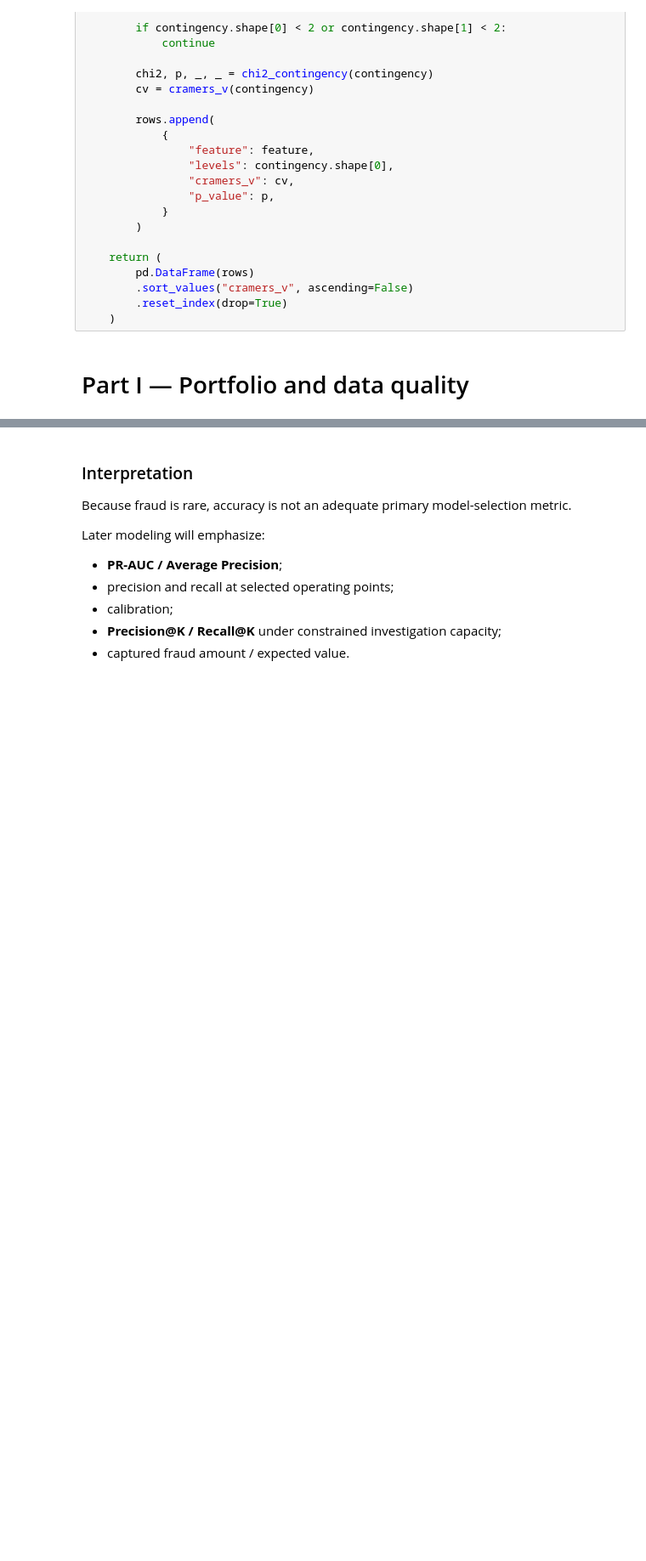
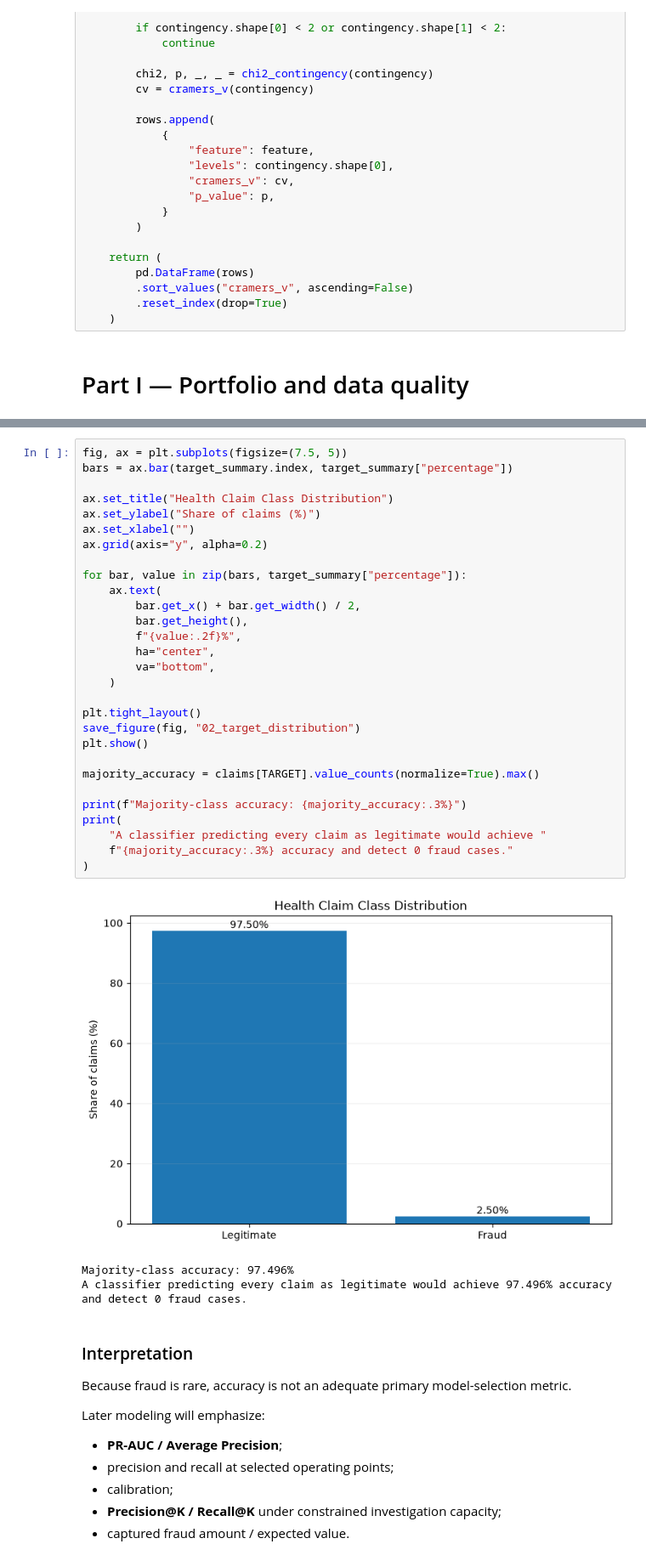
Before and after one commit to Simo-Mesbahi/Fraud-risk-model, a Jupyter notebook: notebooks/02_exploratory_data_analysis.ipynb, the cells around one changed output, grey strips where cells are left out. Shown at 85% size. Cells and saved outputs as stored; diff of their text form; blank space fills up the shorter version.

```diff
--- a/notebooks/02_exploratory_data_analysis.ipynb
+++ b/notebooks/02_exploratory_data_analysis.ipynb
@@ -503,3 +501,36 @@ target_summary
+# %%
+fig, ax = plt.subplots(figsize=(7.5, 5))
+bars = ax.bar(target_summary.index, target_summary["percentage"])
+
+ax.set_title("Health Claim Class Distribution")
+ax.set_ylabel("Share of claims (%)")
+ax.set_xlabel("")
+ax.grid(axis="y", alpha=0.2)
+
+for bar, value in zip(bars, target_summary["percentage"]):
+    ax.text(
+        bar.get_x() + bar.get_width() / 2,
+        bar.get_height(),
+        f"{value:.2f}%",
+        ha="center",
+        va="bottom",
+    )
+
+plt.tight_layout()
+save_figure(fig, "02_target_distribution")
+plt.show()
+
+majority_accuracy = claims[TARGET].value_counts(normalize=True).max()
+
+print(f"Majority-class accuracy: {majority_accuracy:.3%}")
+print(
+    "A classifier predicting every claim as legitimate would achieve "
+    f"{majority_accuracy:.3%} accuracy and detect 0 fraud cases."
+)
+# %% [output]
+[figure, added]
+Majority-class accuracy: 97.496%
+A classifier predicting every claim as legitimate would achieve 97.496% accuracy and detect 0 fraud cases.
 # %% [markdown]
 ### Interpretation
 
```
Also changed, not shown: parts of 90 cells of this notebook, 49 other files.
